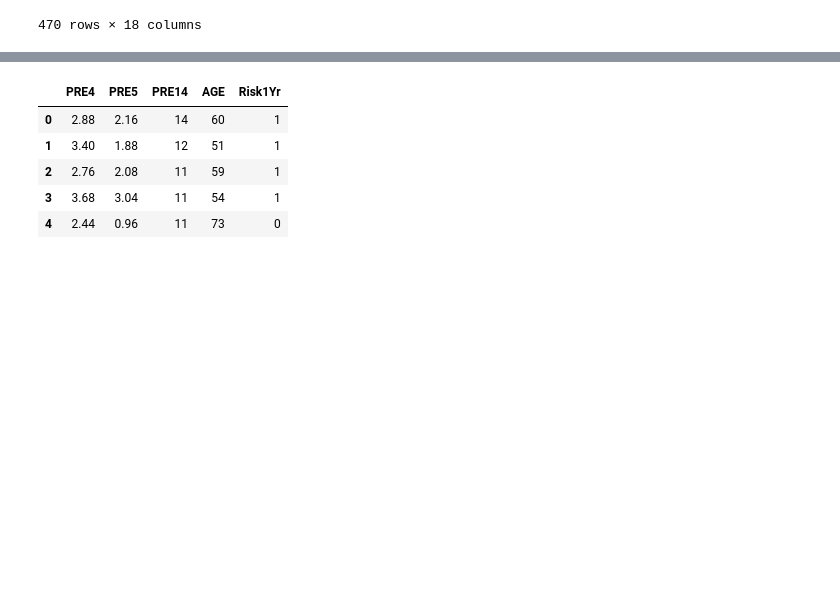
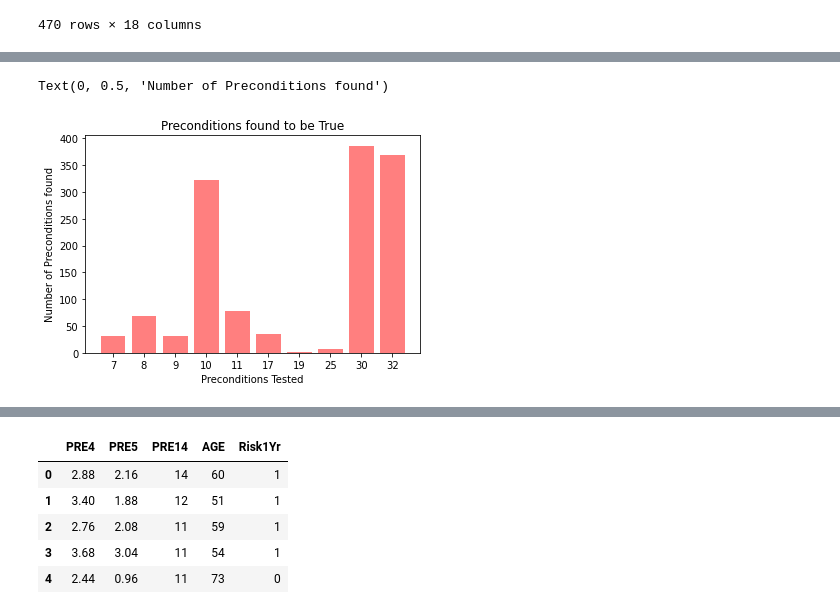
Before and after one commit to pete6184/Thoracic_Surgery_Predictions, a Jupyter notebook: data_analysis.ipynb, the cells around one changed output, grey strips where cells are left out. Saved outputs shown, nothing was run; the diff lists cells and outputs as text; code cells hidden in the pictures; blank space fills up the shorter version.

```diff
--- a/data_analysis.ipynb
+++ b/data_analysis.ipynb
@@ -30,0 +335,12 @@ df
+# %%
+tick_locations = [value for value in x_axis]
+plt.xticks(tick_locations, ["7", "8", "9", "10", "11", "17", "19", "25", "30", "32"])
+# plt.xlim(0, max(pre_true)-0.25)
+# plt.ylim(0, max(pre_true)+50)
+plt.bar(x_axis, pre_true, color='r', alpha=0.5, align="center")
+plt.title("Preconditions found to be True")
+plt.xlabel("Preconditions Tested")
+plt.ylabel("Number of Preconditions found")
+# %% [output]
+Text(0, 0.5, 'Number of Preconditions found')
+[figure, added]
```
Also changed, not shown: parts of 60 cells of this notebook.
